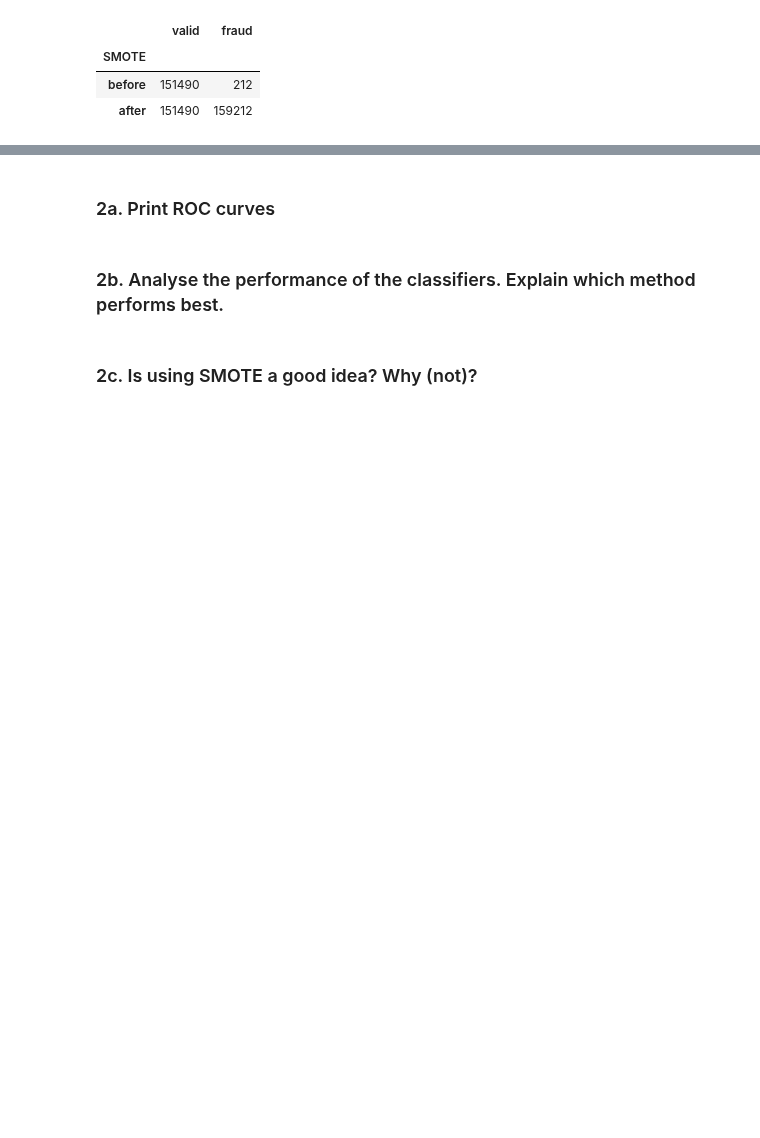
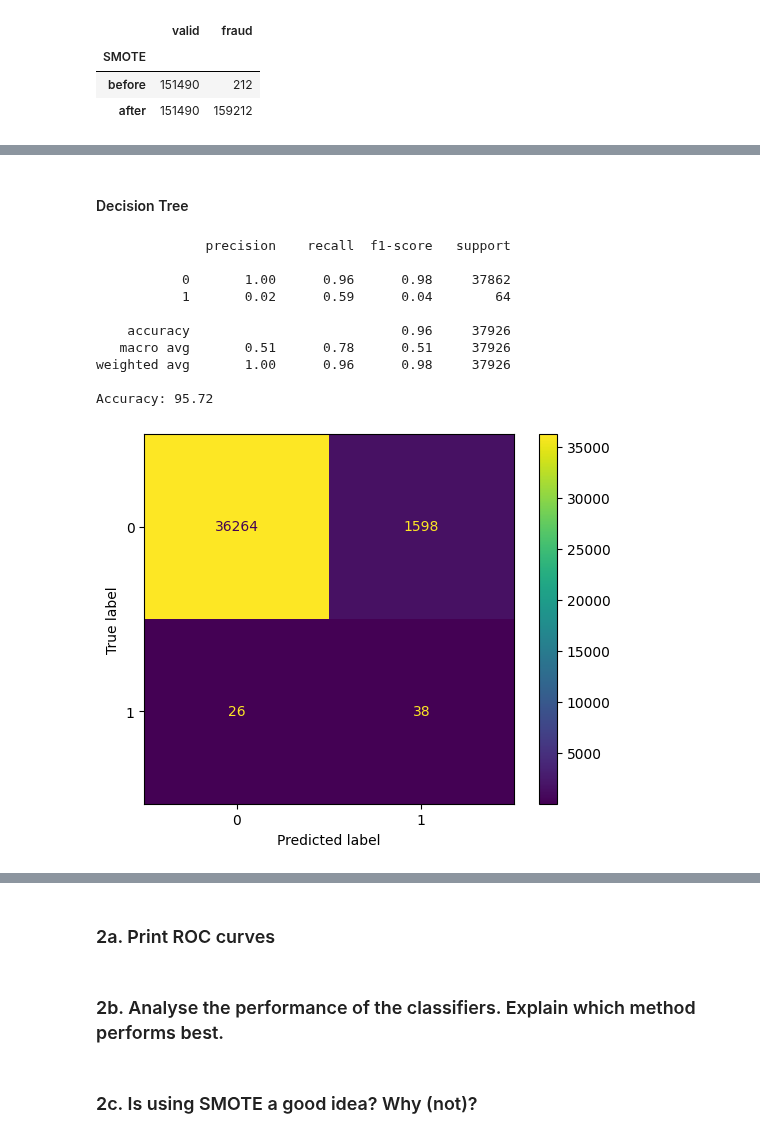
Before and after one commit to kbaran1998/CS4035-cyber-data, a Jupyter notebook: lab1/Lab1.ipynb, the cells around one changed output, grey strips where cells are left out. Drawn from its saved outputs; the diff is of its cells as text; code cells hidden in the pictures; blank space fills up the shorter version.

```diff
--- a/lab1/Lab1.ipynb
+++ b/lab1/Lab1.ipynb
@@ -704,0 +746,17 @@ results_smote_matrix
+# %% [markdown]
+#### Decision Tree
+# %%
+dtree_classifier = DecisionTreeClassifier(max_depth=10, random_state=0)
+dtree_fpr, dtree_tpr, dtree_roc_auc = train_classifier_and_plot(dtree_classifier, X_train, X_test, y_train, y_test)
+# %% [output]
+              precision    recall  f1-score   support
+
+           0       1.00      0.96      0.98     37862
+           1       0.02      0.59      0.04        64
+
+    accuracy                           0.96     37926
+   macro avg       0.51      0.78      0.51     37926
+weighted avg       1.00      0.96      0.98     37926
+
+Accuracy: 95.72
+[figure, added]
```
Also changed, not shown: parts of 9 cells of this notebook.
